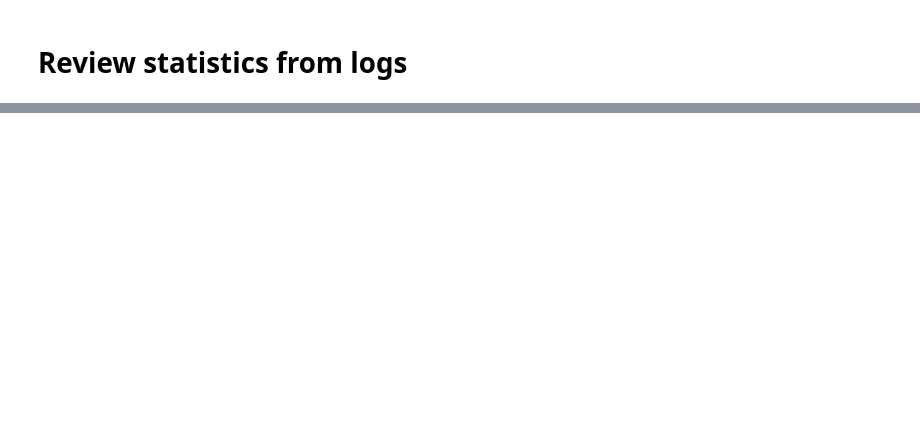
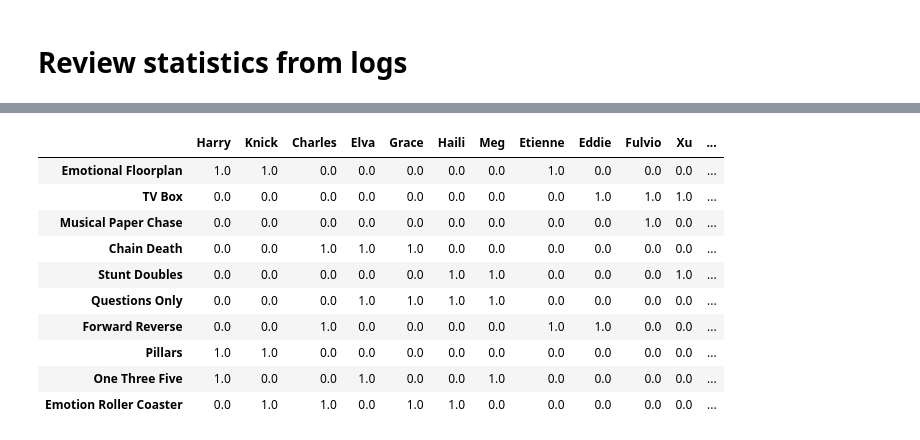
Before and after one commit to vtecftwy/improv_randomizer, a Jupyter notebook: nbs/0.03_review_logs_stats.ipynb, the cells around one changed output, grey strips where cells are left out. Cells and saved outputs as stored; diff of their text form; code cells hidden in the pictures; blank space fills up the shorter version.

```diff
--- a/nbs/0.03_review_logs_stats.ipynb
+++ b/nbs/0.03_review_logs_stats.ipynb
@@ -109,0 +128,3 @@ df.loc[df.session == selected_session]
+# %%
+cast_counts = selected_session_df.players.str.split(',', expand=True).stack().value_counts()
+cast_counts
@@ -109,0 +149,4 @@ df.loc[df.session == selected_session]
+# %%
+# cast = ["Alex","Eddie","Etienne","Grace","Knick","Punk","Xu","Yirong", "Fulvio"]
+cast2idx = {c:i for i,c in enumerate(cast_counts.index)}
+cast2idx
@@ -109,0 +170,25 @@ df.loc[df.session == selected_session]
+# %%
+import numpy as np
+
+session_cast_stats = pd.DataFrame(columns=cast2idx.keys())
+for idx, row in selected_session_df[coi].iterrows():
+    players = row.players.split(',')
+    row = pd.DataFrame(np.zeros((1, len(cast2idx))), columns=cast2idx.keys(), index=[idx])
+    for p in players:
+        row.iloc[0,cast2idx[p]] = 1
+    # display(row)
+    session_cast_stats = row if session_cast_stats.empty else pd.concat([session_cast_stats, row], ignore_index=False)
+
+session_cast_stats
+# %% [output]
+|  | Harry | Knick | Charles | Elva | Grace | Haili | Meg | Etienne | Eddie | Fulvio | Xu | ... |
+| Emotional Floorplan | 1.0 | 1.0 | 0.0 | 0.0 | 0.0 | 0.0 | 0.0 | 1.0 | 0.0 | 0.0 | 0.0 | ... |
+| TV Box | 0.0 | 0.0 | 0.0 | 0.0 | 0.0 | 0.0 | 0.0 | 0.0 | 1.0 | 1.0 | 1.0 | ... |
+| Musical Paper Chase | 0.0 | 0.0 | 0.0 | 0.0 | 0.0 | 0.0 | 0.0 | 0.0 | 0.0 | 1.0 | 0.0 | ... |
+| Chain Death | 0.0 | 0.0 | 1.0 | 1.0 | 1.0 | 0.0 | 0.0 | 0.0 | 0.0 | 0.0 | 0.0 | ... |
+| Stunt Doubles | 0.0 | 0.0 | 0.0 | 0.0 | 0.0 | 1.0 | 1.0 | 0.0 | 0.0 | 0.0 | 1.0 | ... |
+| Questions Only | 0.0 | 0.0 | 0.0 | 1.0 | 1.0 | 1.0 | 1.0 | 0.0 | 0.0 | 0.0 | 0.0 | ... |
+| Forward Reverse | 0.0 | 0.0 | 1.0 | 0.0 | 0.0 | 0.0 | 0.0 | 1.0 | 1.0 | 0.0 | 0.0 | ... |
+| Pillars | 1.0 | 1.0 | 0.0 | 0.0 | 0.0 | 0.0 | 0.0 | 0.0 | 0.0 | 0.0 | 0.0 | ... |
+| One Three Five | 1.0 | 0.0 | 0.0 | 1.0 | 0.0 | 0.0 | 1.0 | 0.0 | 0.0 | 0.0 | 0.0 | ... |
+| Emotion Roller Coaster | 0.0 | 1.0 | 1.0 | 0.0 | 1.0 | 1.0 | 0.0 | 0.0 | 0.0 | 0.0 | 0.0 | ... |
```
Also changed, not shown: parts of 6 cells of this notebook, 5 other files.
